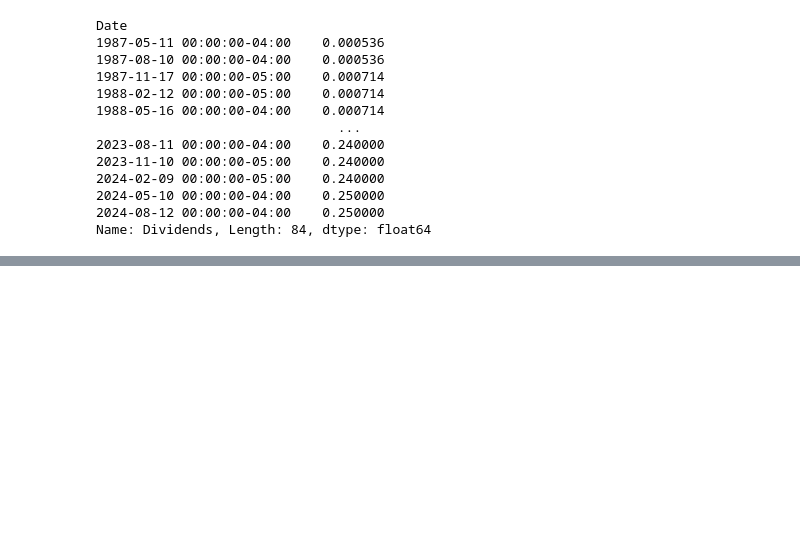
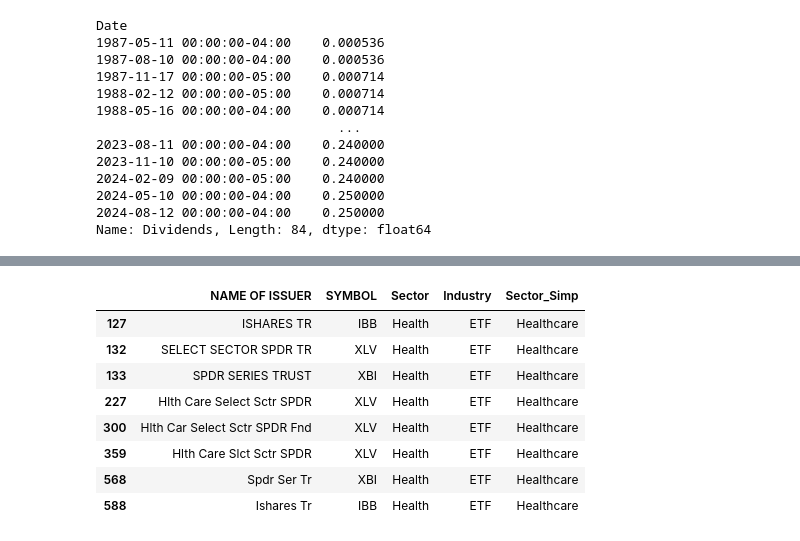
Before and after one commit to brock-fassnacht/Whale_Watchers, a Jupyter notebook: Holdings Analysis - Sectors.ipynb, the cells around one changed output, grey strips where cells are left out. Drawn from its saved outputs; the diff is of its cells as text; code cells hidden in the pictures; blank space fills up the shorter version.

```diff
--- a/Holdings Analysis - Sectors.ipynb
+++ b/Holdings Analysis - Sectors.ipynb
@@ -87,6 +87,37 @@ for ticker in unique_symbols["SYMBOL"]:
 
 unique_symbols["Sector"] = sectors
 unique_symbols["Industry"] = industries
+
+
+bold_colors = [
+    'Consumer Cyclical',
+    'Real Estate',
+    'Industrials',
+    'Communication Services',
+    'Financial Services',
+    'Healthcare',
+    'Consumer Defensive',
+    'Basic Materials',
+    'Technology',
+    'Utilities',
+    'Energy'
+]
+
+international_related = [
+    'China Region',
+    'Latin America Stock',
+    'Japan Stock',
+    'India Equity',
+    'Miscellaneous Region',
+    'Diversified Emerging Mkts'
+]
+
+unique_symbols["Sector_Simp"] = np.where((unique_symbols["Sector"].isin(bold_colors)) | (unique_symbols["Sector"].isin(international_related)), unique_symbols["Sector"],
+                                         np.where(unique_symbols["Sector"] == "Financial", "Financial Services",
+                                                  np.where(unique_symbols["Sector"] == 'Health', 'Healthcare',
+                                                        np.where(unique_symbols["Sector"] == 'Health', 'Healthcare',
+                                                                 np.where(unique_symbols["Sector"] == 'Equity Energy', 'Energy',
+                                                                          np.where(unique_symbols["Sector"].isin(['Small Growth', 'Small Blend']), 'Small Caps', "Other ETFs, Bonds or Commodities"))))))
 # %% [output]
 404 Client Error: Not Found for url: https://query2.finance.yahoo.com/v10/finance/quoteSummary/GBWS?modules=financialData%2CquoteType%2CdefaultKeyStatistics%2CassetProfile%2CsummaryDetail&corsDomain=f ...
 404 Client Error: Not Found for url: https://query2.finance.yahoo.com/v10/finance/quoteSummary/JWSMWS?modules=financialData%2CquoteType%2CdefaultKeyStatistics%2CassetProfile%2CsummaryDetail&corsDomain ...
@@ -297,0 +327,12 @@ dfs["Stanley_Druckenmiller"]
+# %%
+unique_symbols[unique_symbols["Sector"] == "Health"]
+# %% [output]
+|  | NAME OF ISSUER | SYMBOL | Sector | Industry | Sector_Simp |
+| 127 | ISHARES TR | IBB | Health | ETF | Healthcare |
+| 132 | SELECT SECTOR SPDR TR | XLV | Health | ETF | Healthcare |
+| 133 | SPDR SERIES TRUST | XBI | Health | ETF | Healthcare |
+| 227 | Hlth Care Select Sctr SPDR | XLV | Health | ETF | Healthcare |
+| 300 | Hlth Car Select Sctr SPDR Fnd | XLV | Health | ETF | Healthcare |
+| 359 | Hlth Care Slct Sctr SPDR | XLV | Health | ETF | Healthcare |
+| 568 | Spdr Ser Tr | XBI | Health | ETF | Healthcare |
+| 588 | Ishares Tr | IBB | Health | ETF | Healthcare |
```
Also changed, not shown: parts of 10 cells of this notebook, 5 other files.
